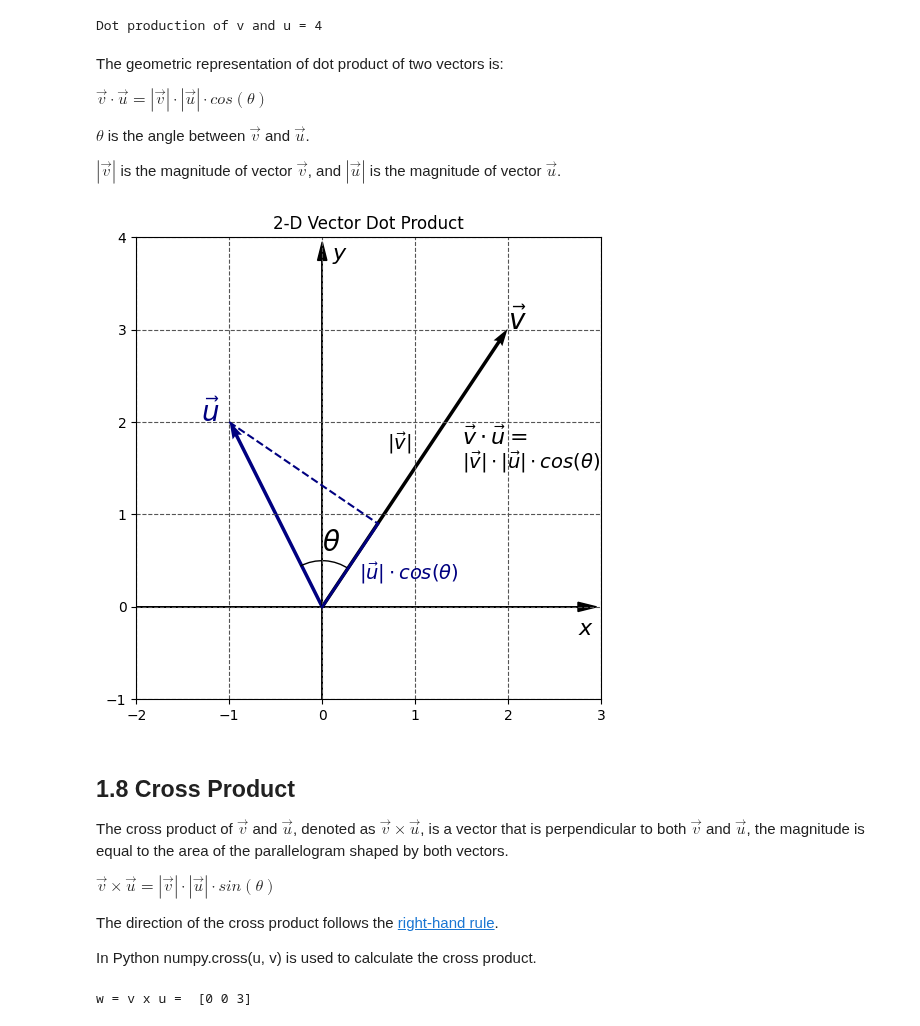
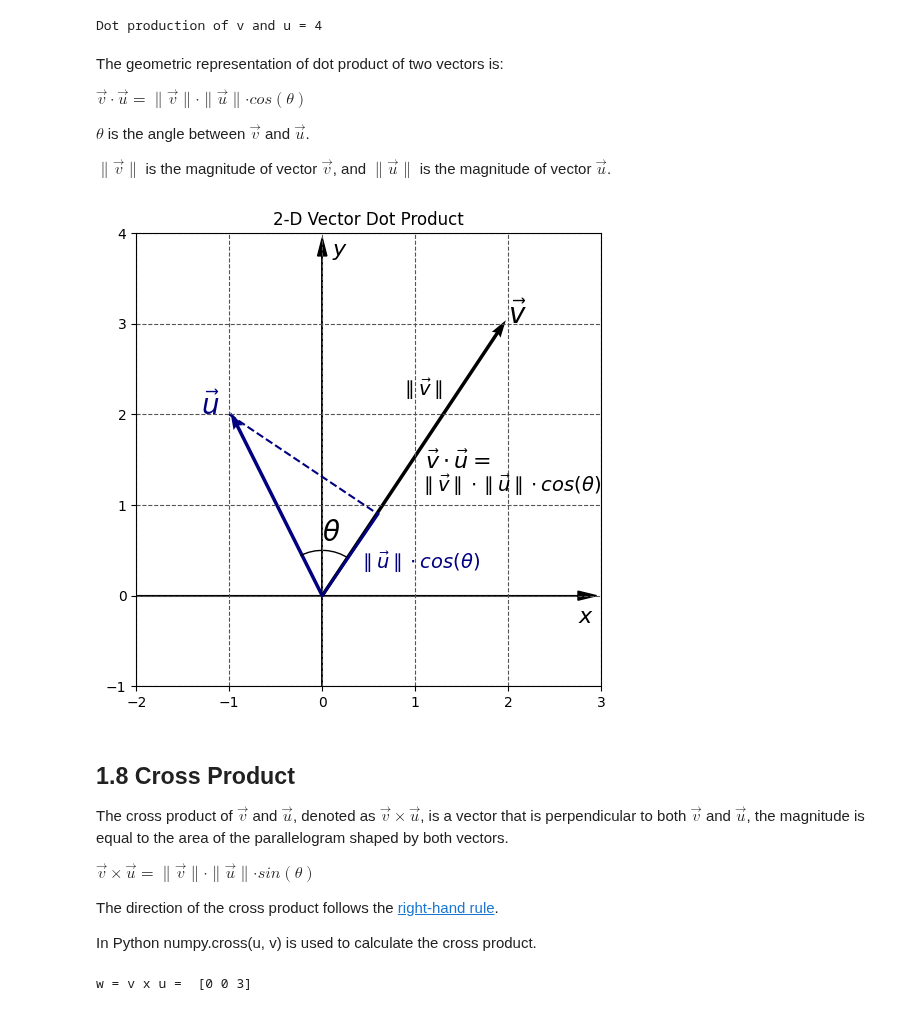
Before and after one commit to jchen8000/MLDLWithPython, a Jupyter notebook: 3_01_Linear_Algebra/Vectors.ipynb, the cells around one changed output. Drawn from its saved outputs; the diff is of its cells as text; code cells hidden in the pictures.

```diff
--- a/3_01_Linear_Algebra/Vectors.ipynb
+++ b/3_01_Linear_Algebra/Vectors.ipynb
@@ -382,11 +382,11 @@ Dot production of v and u = 4
 # %% [markdown]
 The geometric representation of dot product of two vectors is:
 
-$\vec{v} \cdot \vec{u} = |\vec{v}|\cdot|\vec{u}|\cdot cos(\theta)$
+$\vec{v} \cdot \vec{u} = \parallel \vec{v} \parallel \cdot \parallel \vec{u} \parallel \cdot cos(\theta)$
 
 $\theta$ is the angle between $\vec{v}$ and $\vec{u}$.
 
-$|\vec{v}|$ is the magnitude of vector $\vec{v}$, and $|\vec{u}|$ is the magnitude of vector $\vec{u}$.
+$\parallel \vec{v} \parallel $ is the magnitude of vector $\vec{v}$, and $\parallel \vec{u} \parallel $ is the magnitude of vector $\vec{u}$.
 # %%
 from matplotlib.patches import Arc
 
@@ -396,44 +396,44 @@ origin = np.array([0, 0]) # origin point
 fig = plt.figure(figsize=(6,6))
 plt.title('2-D Vector Dot Product')
 ax = plt.gca()
 
 plt.quiver(*origin, *v, color='k', units='xy', scale=1)
 plt.text(*v, r'$\vec{v}$', fontsize=20, color='k')
 plt.quiver(*origin, *u, color='navy', units='xy', scale=1)
 plt.text(*u+[-0.3,0], r'$\vec{u}$', fontsize=20, color='navy')
 
 # x-lim and y-lim
 plt.xlim(-2, 3)
 plt.ylim(-1, 4)
 plt.arrow(-3, 0, 5.75, 0, head_width=0.1, head_length=0.2, fc='k', ec='k')
 plt.arrow(0, -1, 0, 4.75, head_width=0.1, head_length=0.2, fc='k', ec='k')
 plt.text(0.1, 3.75, r"$y$", fontsize=16)
 plt.text(2.75, -0.3, r'$x$', fontsize=16)
 pac = Arc([0, 0], 1, 1, angle=0, theta1=55, theta2=118)
 ax.add_patch(pac)
 plt.text(0, 0.6, r"$\theta$", fontsize=20)
 plt.plot([u[0],0.6],[u[1],0.9], color='navy',linestyle='dashed')
 plt.plot([origin[0],0.6],[origin[1],0.9], color='navy',linestyle='solid', linewidth=2)
-plt.text(0.4, 0.3, r"$|\vec{u}| \cdot cos(\theta)$", color='navy', fontsize=14)
-plt.text(0.7, 1.7, r"$|\vec{v}|$", color='k', fontsize=14)
+plt.text(0.4, 0.3, r"$\parallel \vec{u} \parallel \cdot cos(\theta)$", color='navy', fontsize=14)
+plt.text(0.85, 2.2, r"$\parallel \vec{v} \parallel $", color='k', fontsize=14)
 
-plt.text(1.5, 1.75, r"$\vec{v} \cdot \vec{u} = $", color='k', fontsize=16)
-plt.text(1.5, 1.5, r"$|\vec{v}|\cdot|\vec{u}|\cdot cos(\theta)$", color='k', fontsize=14)
+plt.text(1.1, 1.4, r"$\vec{v} \cdot \vec{u} = $", color='k', fontsize=16)
+plt.text(1.05, 1.15, r"$\parallel \vec{v}\parallel \cdot \parallel \vec{u} \parallel \cdot cos(\theta)$", color='k', fontsize=14)
 
 
 # Show plot with grid
 plt.grid(which='major', color='#555555', linestyle='--')
 # plt.grid(which='minor', color='#555555', linestyle=':')
 plt.savefig("vector_2d_dotProduct.svg", format="svg", dpi=300, bbox_inches='tight')
 plt.show()
 # %% [output]
-[figure, old version]
+[figure, new version]
 # %% [markdown]
 ## 1.8 Cross Product
 
 The cross product of $\vec{v}$ and $\vec{u}$, denoted as $\vec{v} \times \vec{u}$, is a vector that is perpendicular to both $\vec{v}$ and $\vec{u}$, the magnitude is equal to the area of the parallelogram shaped by both vectors.
 
-$\vec{v} \times \vec{u} = |\vec{v}|\cdot|\vec{u}|\cdot sin(\theta)$
+$\vec{v} \times \vec{u} = \parallel \vec{v}\parallel\cdot \parallel\vec{u}\parallel\cdot sin(\theta)$
 
 The direction of the cross product follows the [right-hand rule](https://en.wikipedia.org/wiki/Right-hand_rule).
 
```
Also changed, not shown: parts of 7 cells of this notebook.
